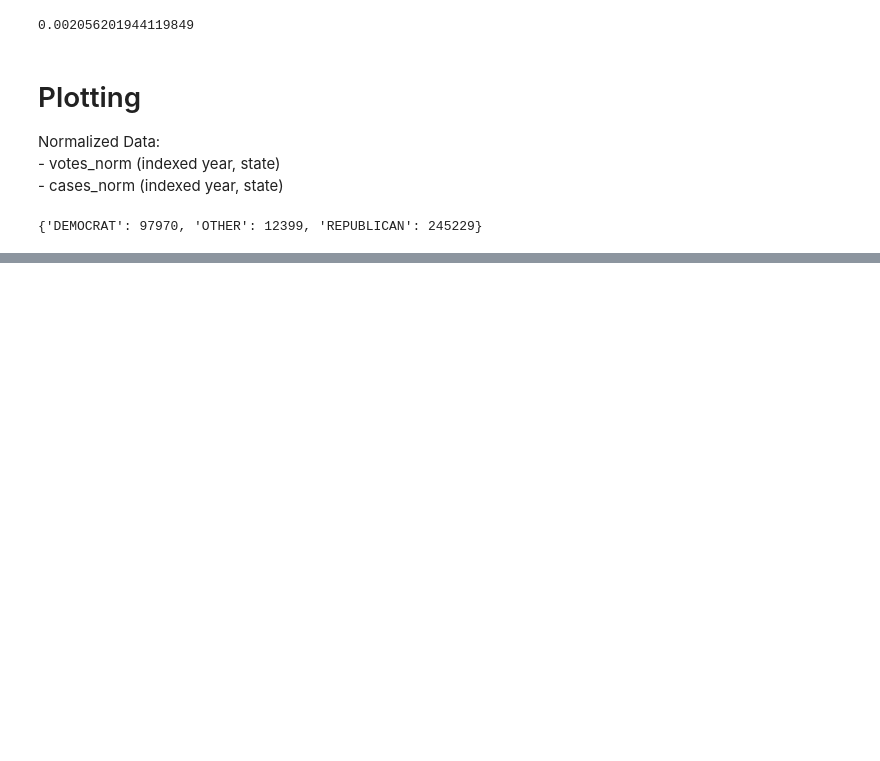
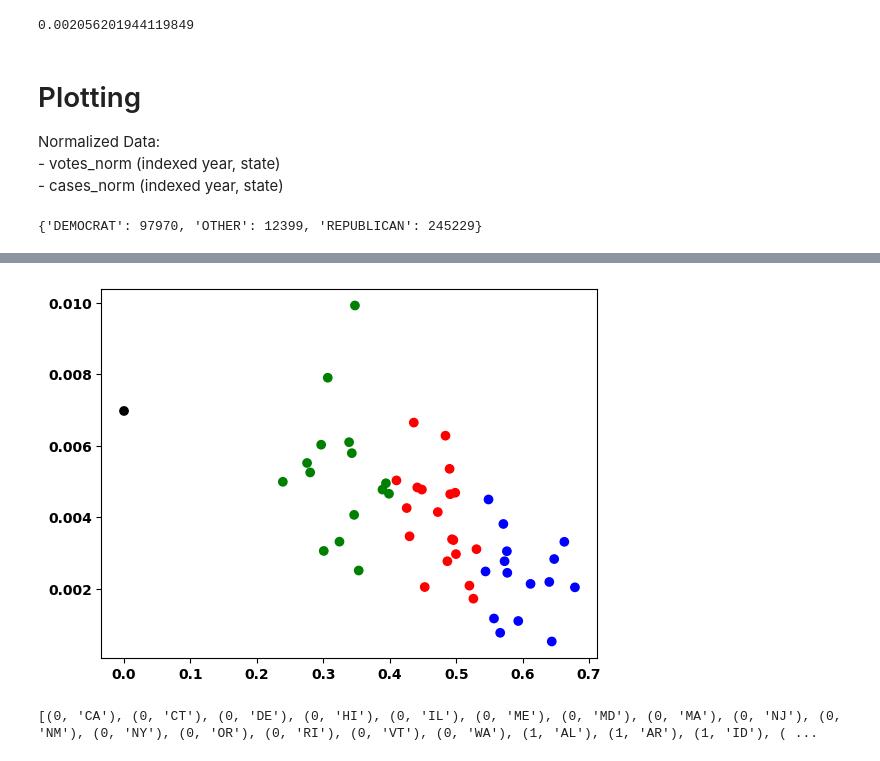
Before and after one commit to IanSinColorado/PoliticsAndCovid, a Jupyter notebook: dataCompression.ipynb, the cells around one changed output, grey strips where cells are left out. Saved outputs shown, nothing was run; the diff lists cells and outputs as text; code cells hidden in the pictures; blank space fills up the shorter version.

Commit message:
Managed to make clustering

```diff
--- a/dataCompression.ipynb
+++ b/dataCompression.ipynb
@@ -455,0 +461,28 @@ Text(0, 0.5, 'COVID Cases')
+# %%
+def data_to_arr(votes, cases, votes_year, cases_year, party):
+    ret_arr = []
+    for s in states:
+        ret_arr.append(np.array([votes[votes_year][s][party], cases[cases_year][s]]))
+
+    return np.array(ret_arr)
+# %%
+def plot_cluster(data, colors=['b','g', 'r'], k=3):
+    assert(len(colors) == k)
+    clusters = KMeans(n_clusters=4, n_init='auto').fit(data).labels_
+    colormap = []
+    for i in range(len(clusters)):
+        colormap.append(colors[clusters[i]])
+
+    plt.scatter(data[:,0], data[:,1], c=colormap)
+    return clusters
+
+colors = ['blue', 'green', 'red', 'black']
+cases_2020_votes_2020_DEM = data_to_arr(votes_prop, cases_norm, 2020, 2020, 'DEMOCRAT')
+clusters = plot_cluster(cases_2020_votes_2020_DEM, colors, 4)
+# %% [output]
+[figure, added]
+# %%
+cluster_states = sorted(zip(clusters, states), key=lambda x: x[0])
+print(cluster_states)
+# %% [output]
+[(0, 'CA'), (0, 'CT'), (0, 'DE'), (0, 'HI'), (0, 'IL'), (0, 'ME'), (0, 'MD'), (0, 'MA'), (0, 'NJ'), (0, 'NM'), (0, 'NY'), (0, 'OR'), (0, 'RI'), (0, 'VT'), (0, 'WA'), (1, 'AL'), (1, 'AR'), (1, 'ID'), ( ...
```
Also changed, not shown: parts of 19 cells of this notebook.
